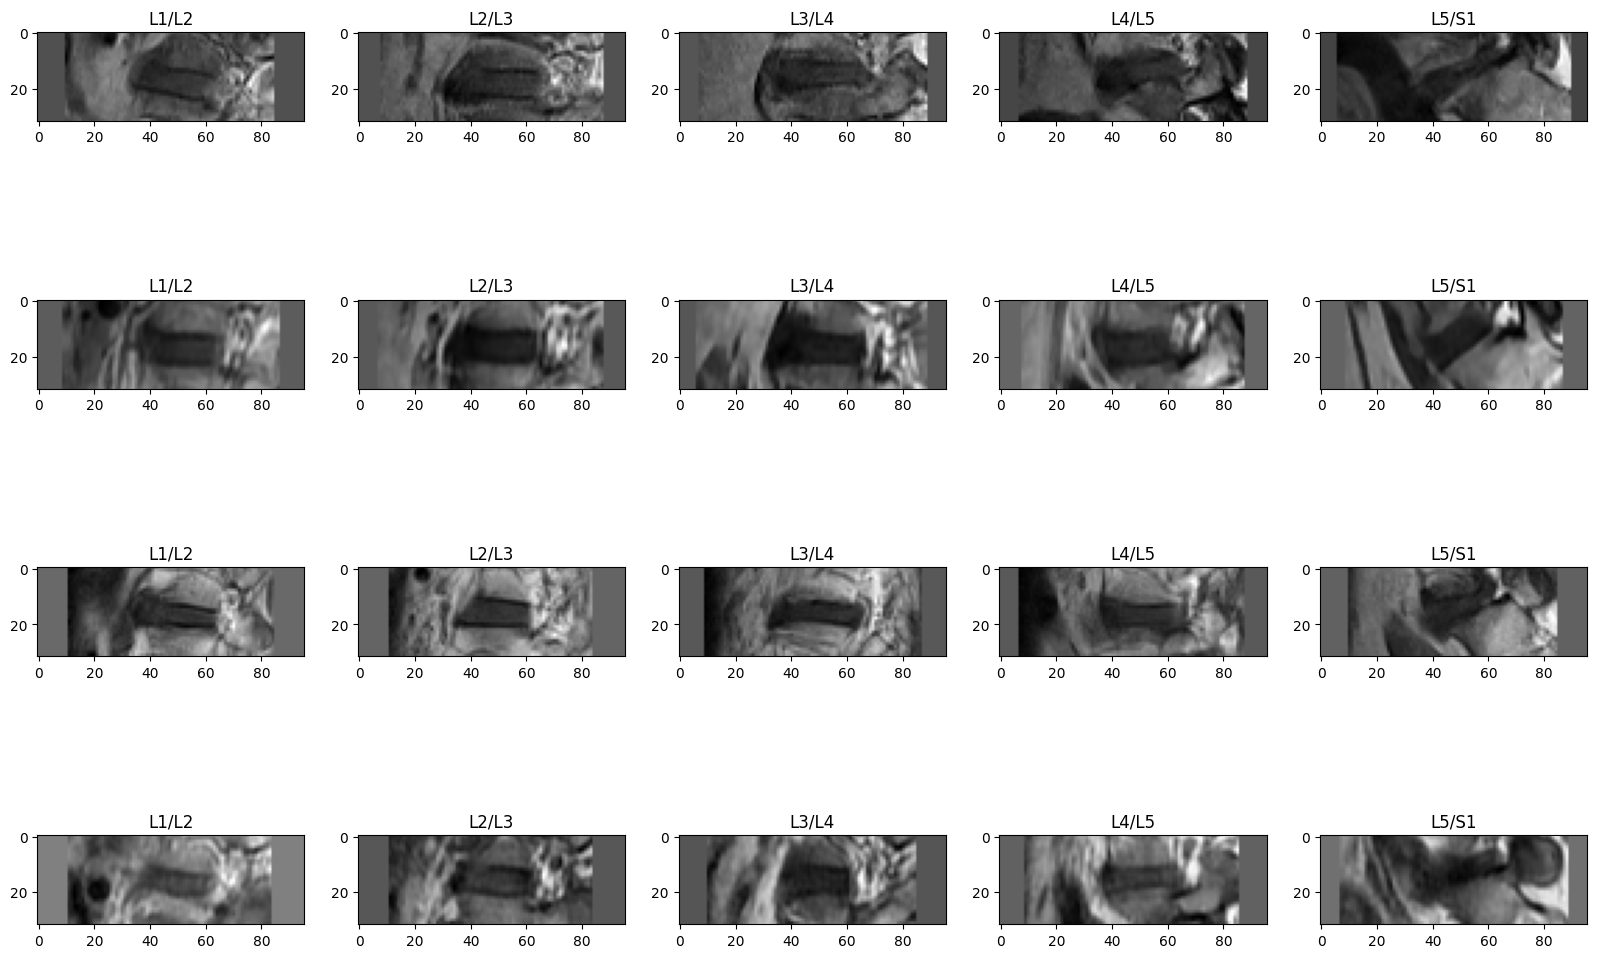
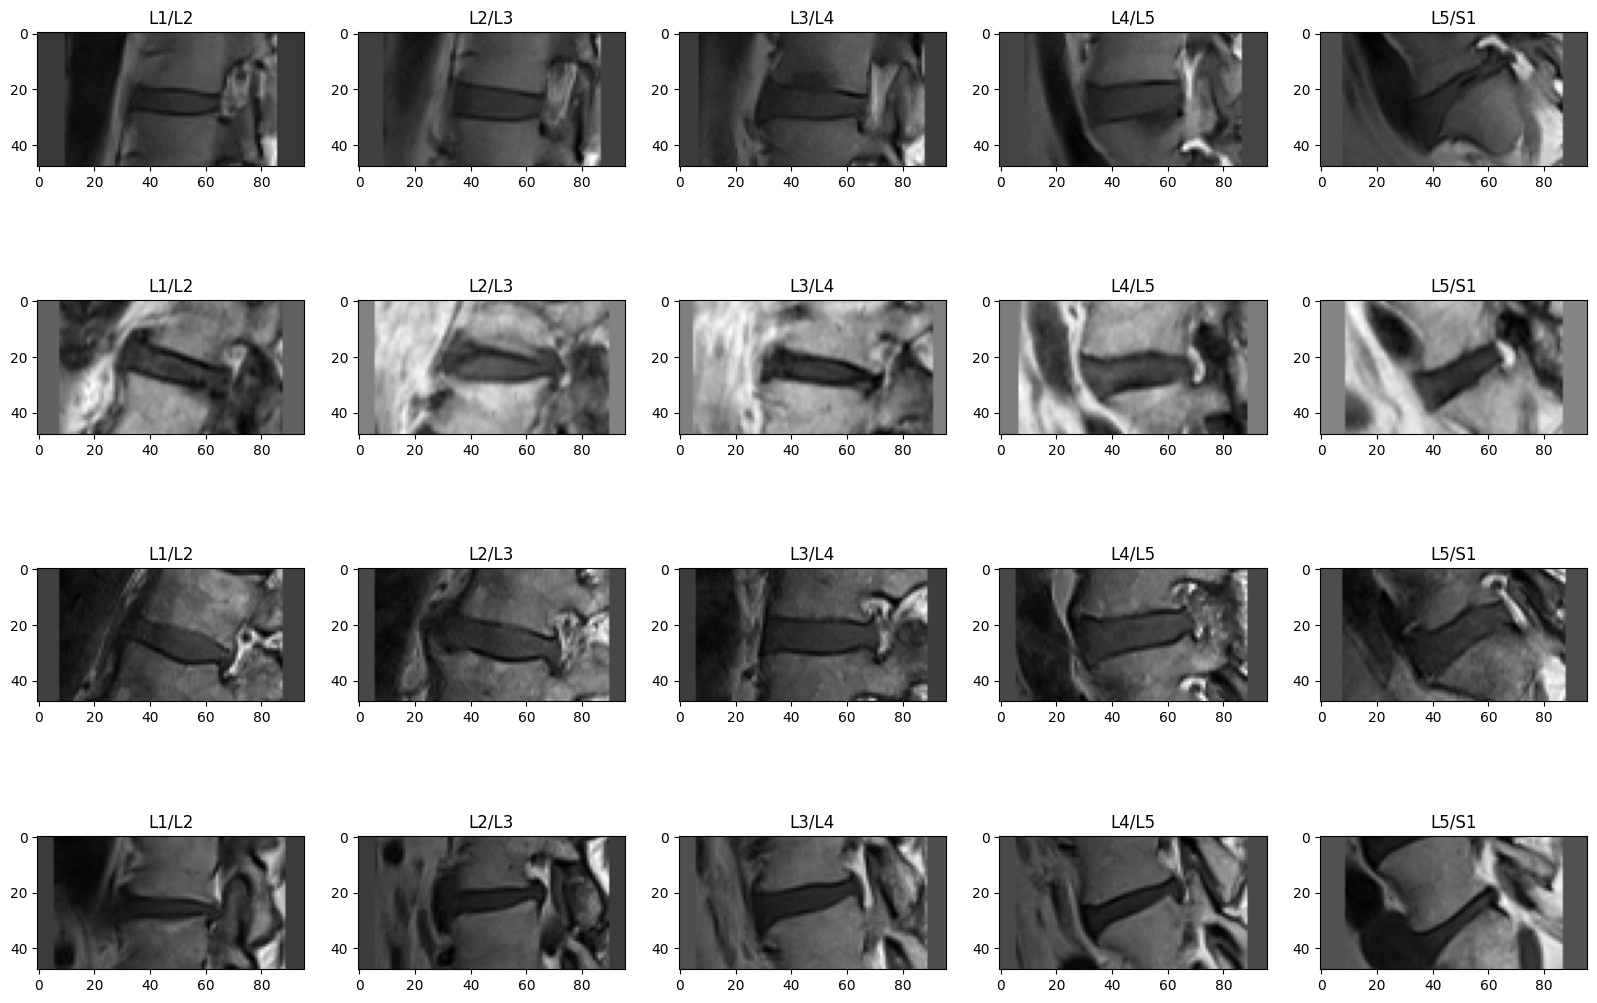
Code edit (unified diff) that turned the first committed figure into the second:
--- before
+++ after
@@ -7,7 +7,7 @@
     print(label)
     for i, level in enumerate(levels):
-        patch = patches_left[level]
+        patch = patches_right[level]
         c, d, h, w = patch.shape
         # print(c, d, h, w)
-        ax[k, i].imshow(patch[0, 2], cmap="gray")
+        ax[k, i].imshow(patch[0, d//2], cmap="gray")
         ax[k, i].set_title(levels[i])

Commit: add script for neural foraminal narrowing